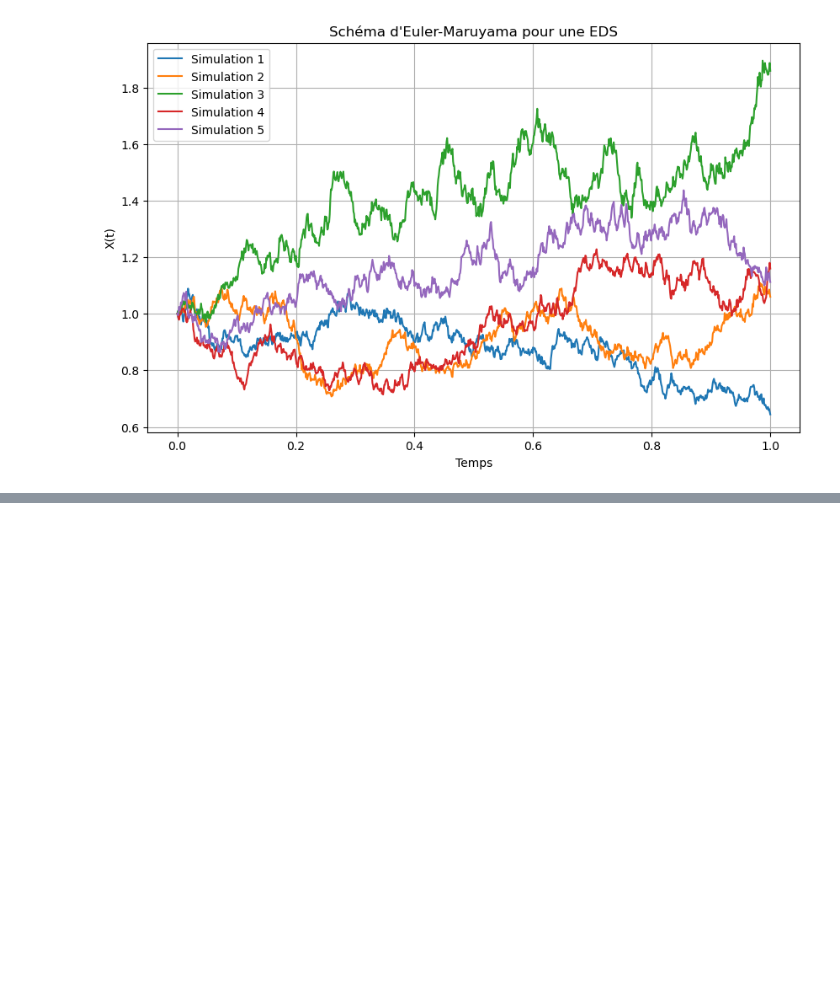
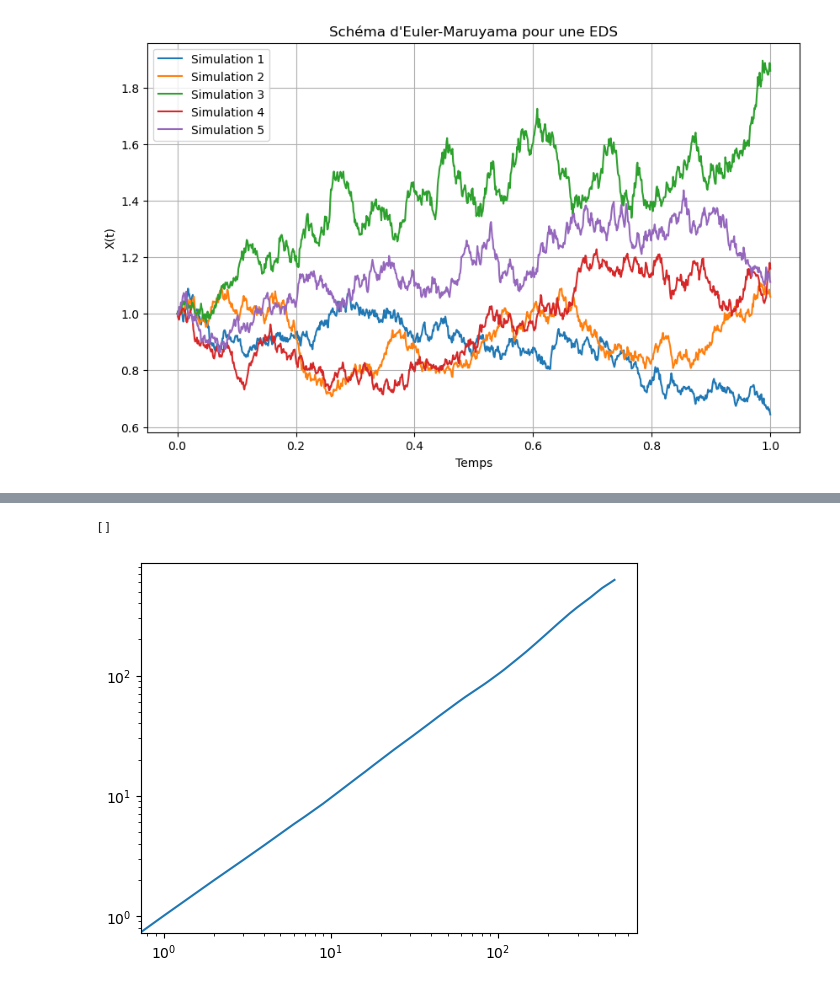
Before and after one commit to alexandreviard/DL-Portfolio-CMAP, a Jupyter notebook: test_NB.ipynb, the cells around one changed output, grey strips where cells are left out. Cells and saved outputs as stored; diff of their text form; code cells hidden in the pictures; blank space fills up the shorter version.

```diff
--- a/test_NB.ipynb
+++ b/test_NB.ipynb
@@ -110,0 +146,19 @@ plt.show()
+# %%
+def variogram_log_p(tau, series):
+    log_ret_delta = np.log(series) - np.log(series).shift(tau)
+    log_ret_delta_squared = log_ret_delta ** 2
+    return log_ret_delta_squared.mean()
+
+### Faudra changer la fonction qu'on importe...
+
+taus = np.arange(0, 500)
+
+vario = []
+for tau in taus:
+    vario.append(variogram_log_p(tau=tau, series=close))
+# %%
+plt.plot(vario / vario[1])
+plt.loglog()
+# %% [output]
+[]
+[figure, added]
```
Also changed, not shown: parts of 9 cells of this notebook, 2 other files.
